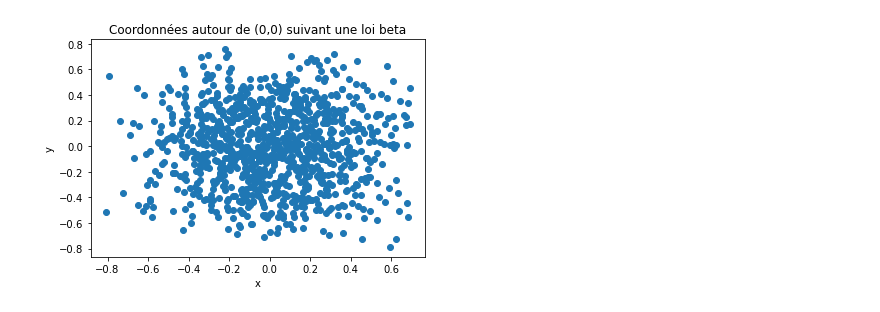
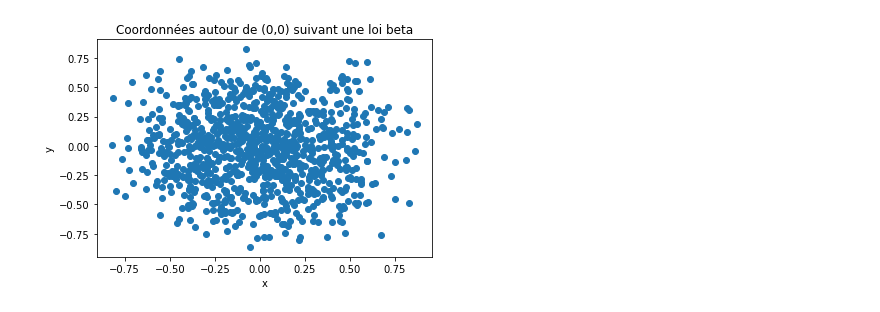
Before and after one commit to Naghan1132/Comparison-of-winners-of-elections-with-different-voting-methods, a Jupyter notebook: distributions_tested.ipynb, the cells around one changed output. Saved outputs shown, nothing was run; the diff lists cells and outputs as text; code cells hidden in the pictures.

```diff
--- a/distributions_tested.ipynb
+++ b/distributions_tested.ipynb
@@ -94,29 +94,29 @@ plt.show()
 # %%
 #Ici, on utilise 2*np.random.beta(alpha, beta, 100) -1 pour mapper les valeurs générées entre [0,1] à [-1,1]
 
 #Si vous souhaitez plutôt avoir un tableau de coordonnées vous pourriez utiliser numpy.column_stack pour
 #regrouper x, y en un tableau avec la shape (100,2) ou utiliser numpy.vstack pour stacker x et y horizontalement.
 
 import matplotlib.pyplot as plt
 
-alpha, beta = 5, 5 # jouer avec les paramètres
+alpha, beta = 4,4 # jouer avec les paramètres
 
 x = 2*np.random.beta(alpha, beta, 1000) - 1
 y = 2*np.random.beta(alpha, beta, 1000) - 1
 
 points = np.column_stack((x,y))
 points += [0,0]
 
 #Si vous voulez s'assurer que tous les points se trouvent bien
 #dans l'intervalle [-1,1] vous pouvez utiliser la méthode numpy.clip
 #pour limiter les coordonnées dans cet intervalle :
 points = np.clip(points, -1, 1)
 
 
 plt.scatter(points[:, 0], points[:, 1])
 plt.xlabel('x')
 plt.ylabel('y')
 plt.title('Coordonnées autour de (0,0) suivant une loi beta')
 plt.show()
 # %% [output]
-[figure, old version]
+[figure, new version]
```
Also changed, not shown: parts of 5 cells of this notebook, 7 other files.
